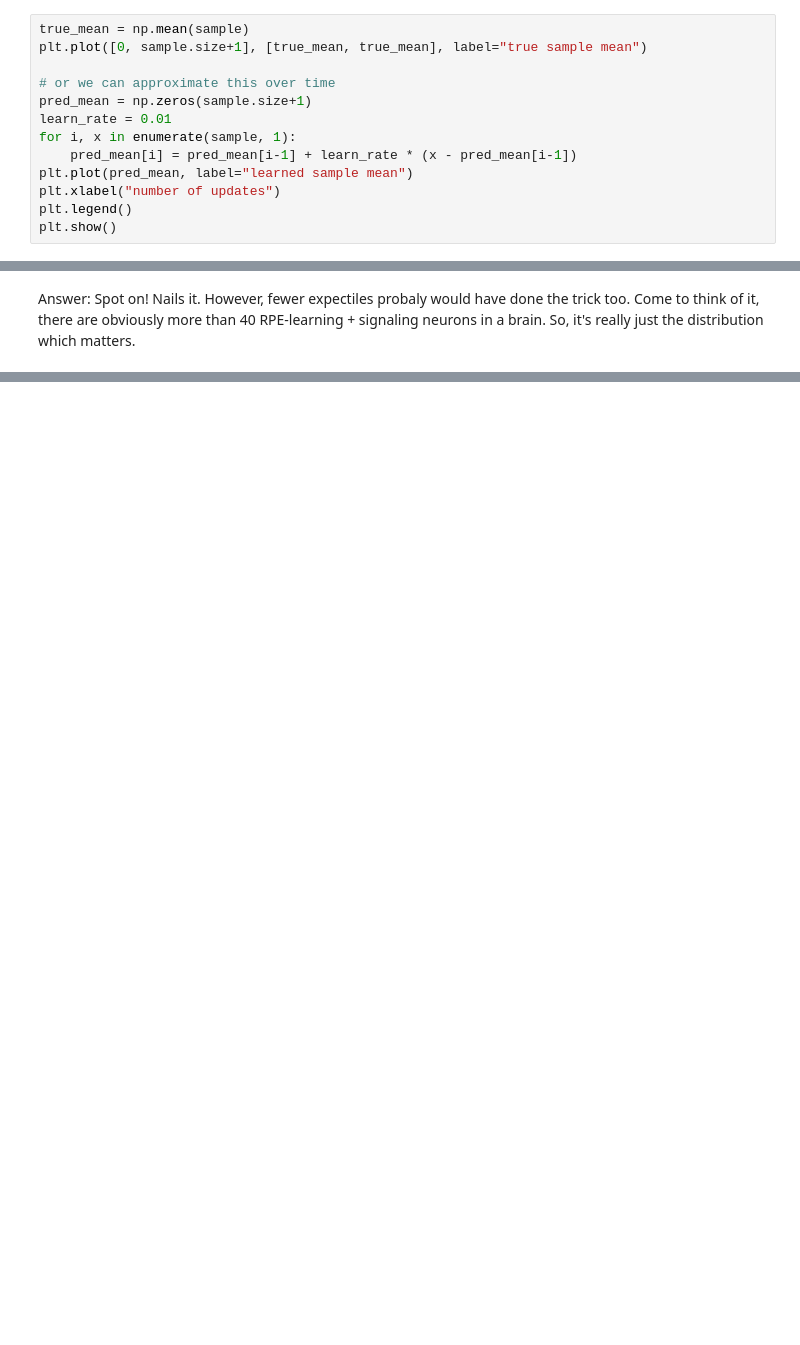
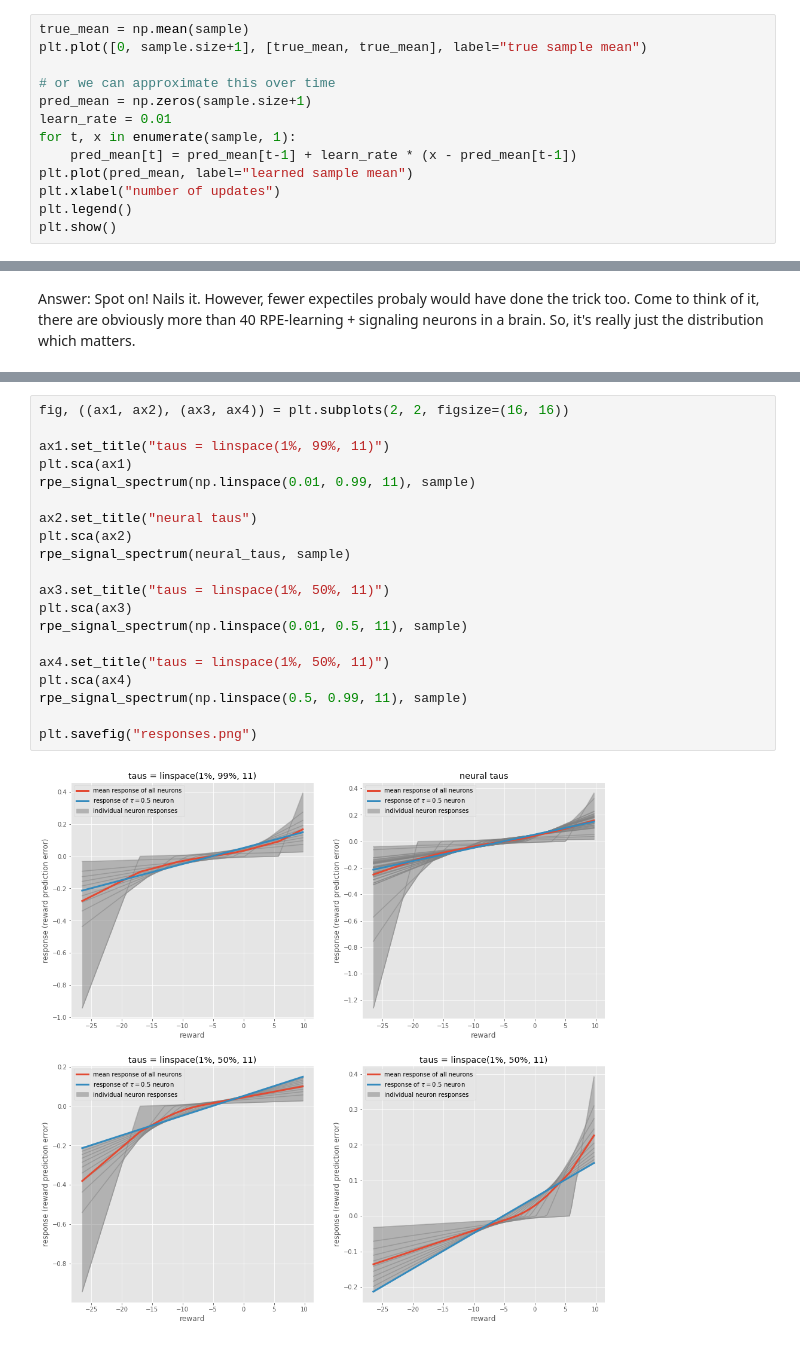
Before and after one commit to matomatical/neuRL, a Jupyter notebook: Expectiles.ipynb, the cells around one changed output, grey strips where cells are left out. Saved outputs shown, nothing was run; the diff lists cells and outputs as text; blank space fills up the shorter version.

```diff
--- a/Expectiles.ipynb
+++ b/Expectiles.ipynb
@@ -492,8 +492,8 @@ plt.plot([0, sample.size+1], [true_mean, true_mean], label="true sample mean")
 # or we can approximate this over time
 pred_mean = np.zeros(sample.size+1)
 learn_rate = 0.01
-for i, x in enumerate(sample, 1):
-    pred_mean[i] = pred_mean[i-1] + learn_rate * (x - pred_mean[i-1])
+for t, x in enumerate(sample, 1):
+    pred_mean[t] = pred_mean[t-1] + learn_rate * (x - pred_mean[t-1])
 plt.plot(pred_mean, label="learned sample mean")
 plt.xlabel("number of updates")
 plt.legend()
@@ -735,0 +811,22 @@ Answer: Spot on! Nails it. However, fewer expectiles probaly would have done the
+# %%
+fig, ((ax1, ax2), (ax3, ax4)) = plt.subplots(2, 2, figsize=(16, 16))
+
+ax1.set_title("taus = linspace(1%, 99%, 11)")
+plt.sca(ax1)
+rpe_signal_spectrum(np.linspace(0.01, 0.99, 11), sample)
+
+ax2.set_title("neural taus")
+plt.sca(ax2)
+rpe_signal_spectrum(neural_taus, sample)
+
+ax3.set_title("taus = linspace(1%, 50%, 11)")
+plt.sca(ax3)
+rpe_signal_spectrum(np.linspace(0.01, 0.5, 11), sample)
+
+ax4.set_title("taus = linspace(1%, 50%, 11)")
+plt.sca(ax4)
+rpe_signal_spectrum(np.linspace(0.5, 0.99, 11), sample)
+
+plt.savefig("responses.png")
+# %% [output]
+[figure, added]
```
Also changed, not shown: parts of 14 cells of this notebook, 1 other file.
